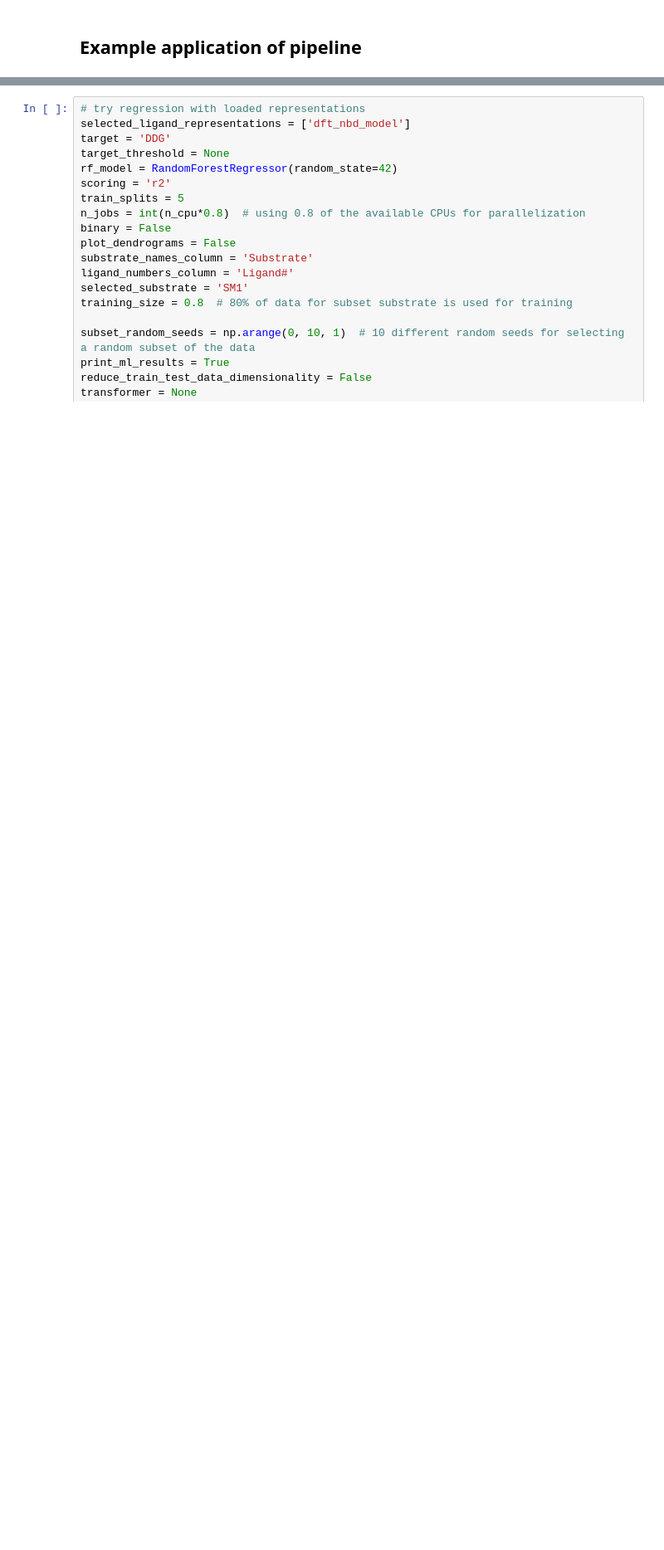
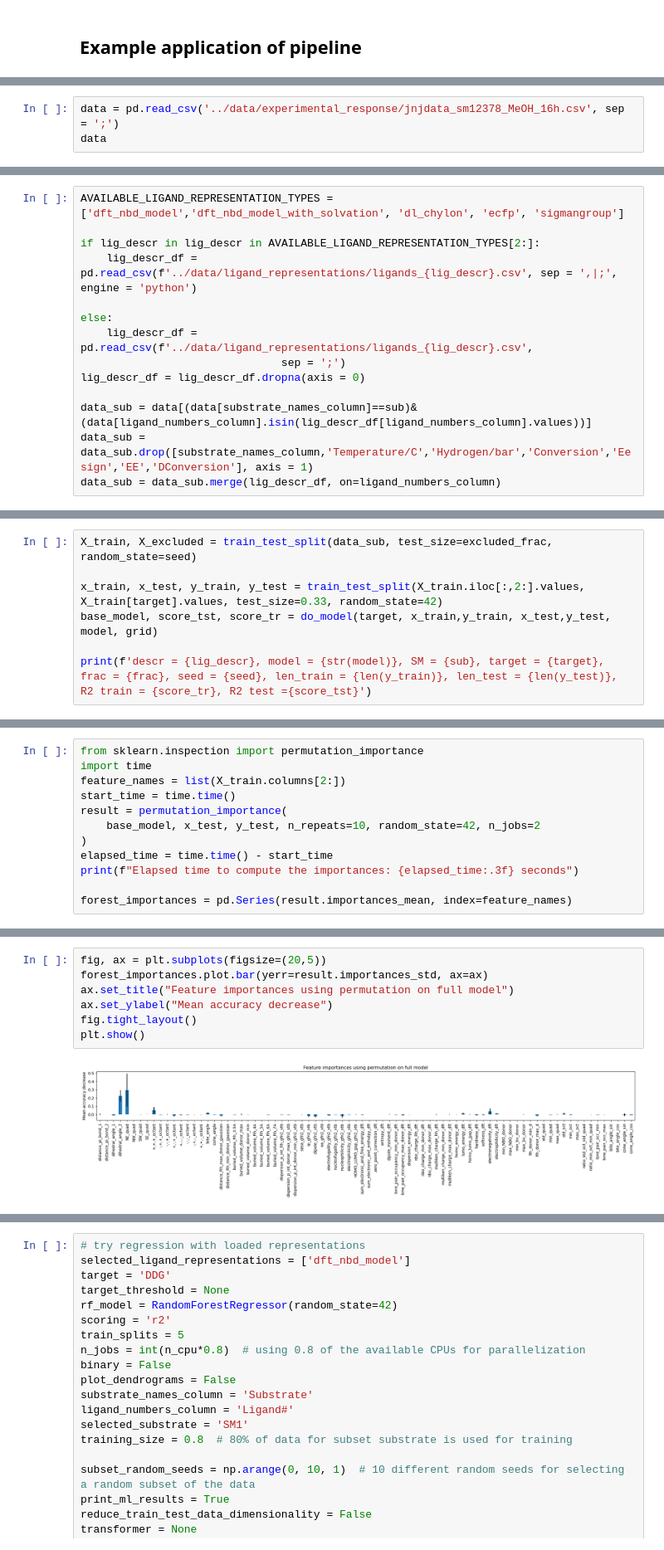
Before and after one commit to EPiCs-group/obelix-ml-pipeline, a Jupyter notebook: obelix_ml_pipeline/notebooks/4.predictions_within_substrate_class_for_random_subset.ipynb, the cells around one changed output, grey strips where cells are left out. Shown at 83% size. Drawn from its saved outputs; the diff is of its cells as text; blank space fills up the shorter version.

Commit message:
Modified notebook 4, added example of model

```diff
--- a/obelix_ml_pipeline/notebooks/4.predictions_within_substrate_class_for_random_subset.ipynb
+++ b/obelix_ml_pipeline/notebooks/4.predictions_within_substrate_class_for_random_subset.ipynb
@@ -30,0 +100,3 @@ This case is mainly focused on regression models, since we wanted to investigate
+# %%
+data = pd.read_csv('../data/experimental_response/jnjdata_sm12378_MeOH_16h.csv', sep = ';')
+data
@@ -30,0 +117,14 @@ This case is mainly focused on regression models, since we wanted to investigate
+# %%
+AVAILABLE_LIGAND_REPRESENTATION_TYPES = ['dft_nbd_model','dft_nbd_model_with_solvation', 'dl_chylon', 'ecfp', 'sigmangroup']
+
+if lig_descr in lig_descr in AVAILABLE_LIGAND_REPRESENTATION_TYPES[2:]:
+    lig_descr_df = pd.read_csv(f'../data/ligand_representations/ligands_{lig_descr}.csv', sep = ',|;', engine = 'python')
+
+else:
+    lig_descr_df = pd.read_csv(f'../data/ligand_representations/ligands_{lig_descr}.csv',
+                               sep = ';')
+lig_descr_df = lig_descr_df.dropna(axis = 0)
+
+data_sub = data[(data[substrate_names_column]==sub)&(data[ligand_numbers_column].isin(lig_descr_df[ligand_numbers_column].values))]
+data_sub = data_sub.drop([substrate_names_column,'Temperature/C','Hydrogen/bar','Conversion','Eesign','EE','DConversion'], axis = 1)
+data_sub = data_sub.merge(lig_descr_df, on=ligand_numbers_column)
@@ -30,0 +147,7 @@ This case is mainly focused on regression models, since we wanted to investigate
+# %%
+X_train, X_excluded = train_test_split(data_sub, test_size=excluded_frac, random_state=seed)
+
+x_train, x_test, y_train, y_test = train_test_split(X_train.iloc[:,2:].values, X_train[target].values, test_size=0.33, random_state=42)
+base_model, score_tst, score_tr = do_model(target, x_train,y_train, x_test,y_test, model, grid)
+
+print(f'descr = {lig_descr}, model = {str(model)}, SM = {sub}, target = {target}, frac = {frac}, seed = {seed}, len_train = {len(y_train)}, len_test = {len(y_test)}, R2 train = {score_tr}, R2 test ={score_tst}')
@@ -30,0 +156,12 @@ This case is mainly focused on regression models, since we wanted to investigate
+# %%
+from sklearn.inspection import permutation_importance
+import time
+feature_names = list(X_train.columns[2:])
+start_time = time.time()
+result = permutation_importance(
+    base_model, x_test, y_test, n_repeats=10, random_state=42, n_jobs=2
+)
+elapsed_time = time.time() - start_time
+print(f"Elapsed time to compute the importances: {elapsed_time:.3f} seconds")
+
+forest_importances = pd.Series(result.importances_mean, index=feature_names)
@@ -30,0 +170,9 @@ This case is mainly focused on regression models, since we wanted to investigate
+# %%
+fig, ax = plt.subplots(figsize=(20,5))
+forest_importances.plot.bar(yerr=result.importances_std, ax=ax)
+ax.set_title("Feature importances using permutation on full model")
+ax.set_ylabel("Mean accuracy decrease")
+fig.tight_layout()
+plt.show()
+# %% [output]
+[figure, added]
```
Also changed, not shown: parts of 18 cells of this notebook.
